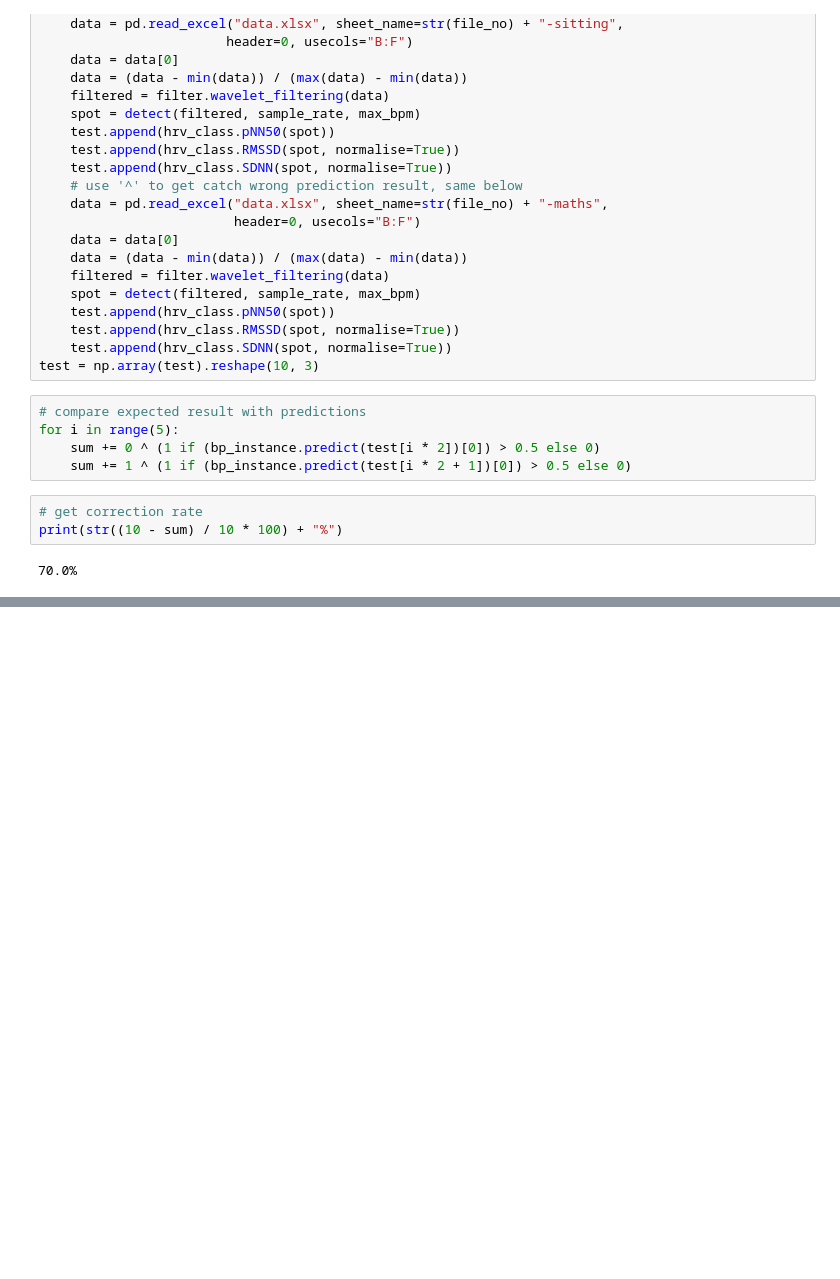
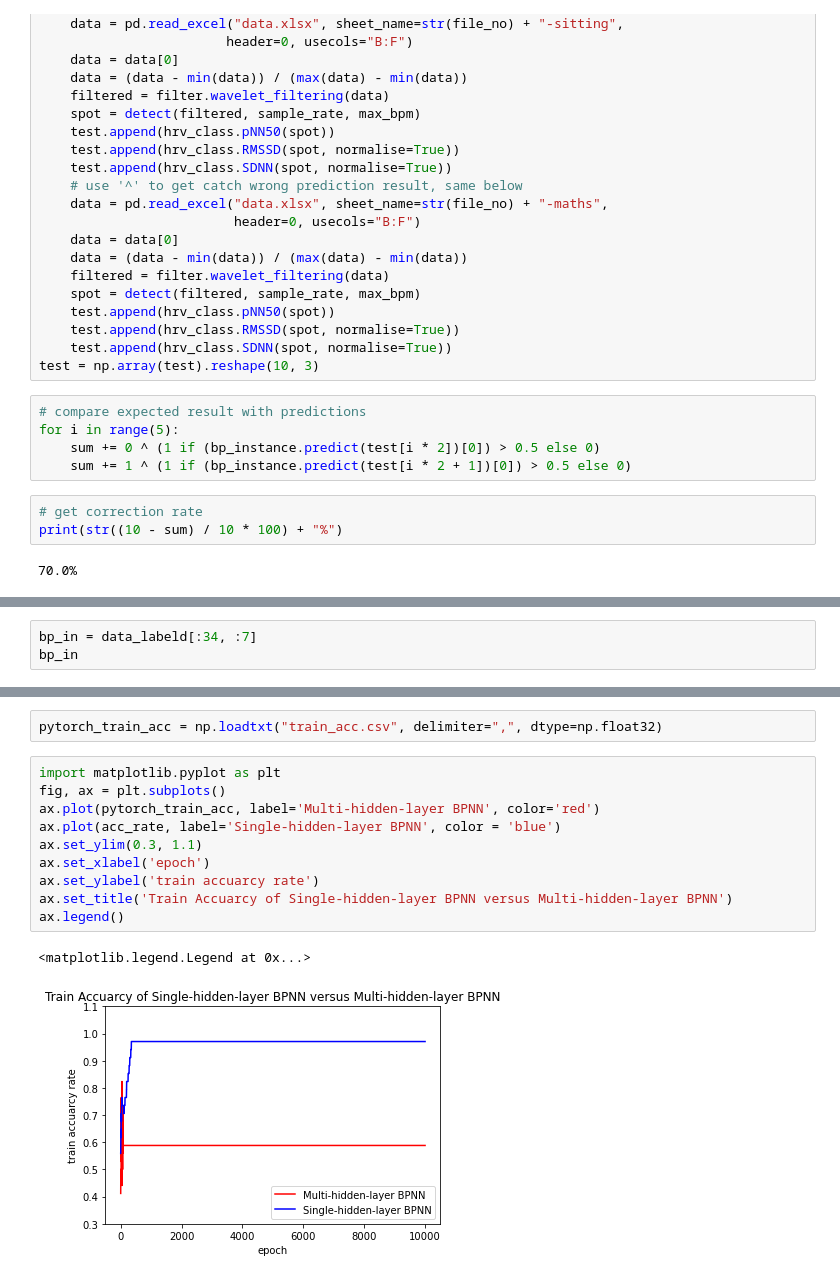
Before and after one commit to brlinbiu/stress-detector, a Jupyter notebook: quick_pre_demo.ipynb, the cells around one changed output, grey strips where cells are left out. Cells and saved outputs as stored; diff of their text form; blank space fills up the shorter version.

```diff
--- a/quick_pre_demo.ipynb
+++ b/quick_pre_demo.ipynb
@@ -200,0 +232,3 @@ print(str((10 - sum) / 10 * 100) + "%")
+# %%
+bp_in = data_labeld[:34, :7]
+bp_in
@@ -200,0 +385,15 @@ print(str((10 - sum) / 10 * 100) + "%")
+# %%
+pytorch_train_acc = np.loadtxt("train_acc.csv", delimiter=",", dtype=np.float32)
+# %%
+import matplotlib.pyplot as plt
+fig, ax = plt.subplots()
+ax.plot(pytorch_train_acc, label='Multi-hidden-layer BPNN', color='red')
+ax.plot(acc_rate, label='Single-hidden-layer BPNN', color = 'blue')
+ax.set_ylim(0.3, 1.1)
+ax.set_xlabel('epoch')
+ax.set_ylabel('train accuarcy rate')
+ax.set_title('Train Accuarcy of Single-hidden-layer BPNN versus Multi-hidden-layer BPNN')
+ax.legend()
+# %% [output]
+<matplotlib.legend.Legend at 0x...>
+[figure, added]
```
Also changed, not shown: parts of 20 cells of this notebook, 11 other files.
